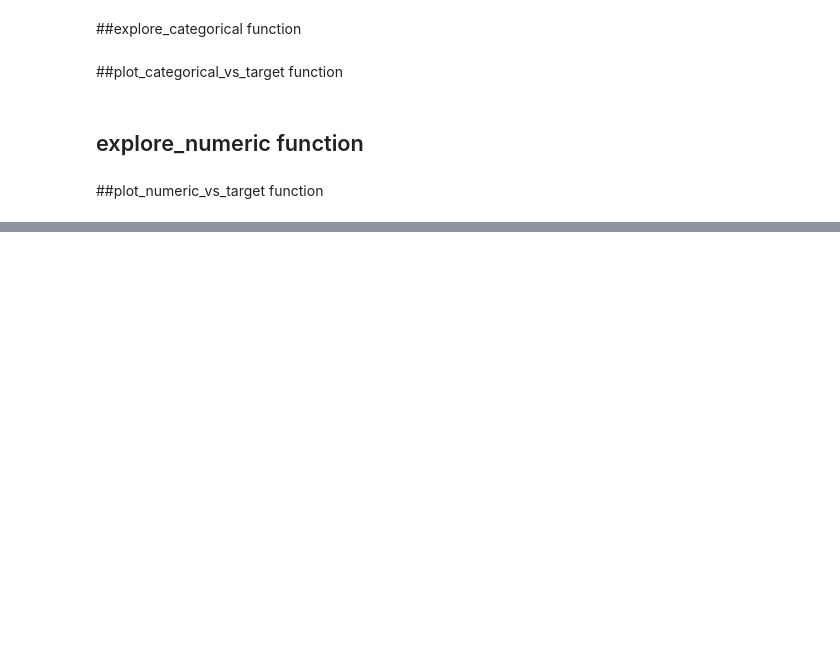
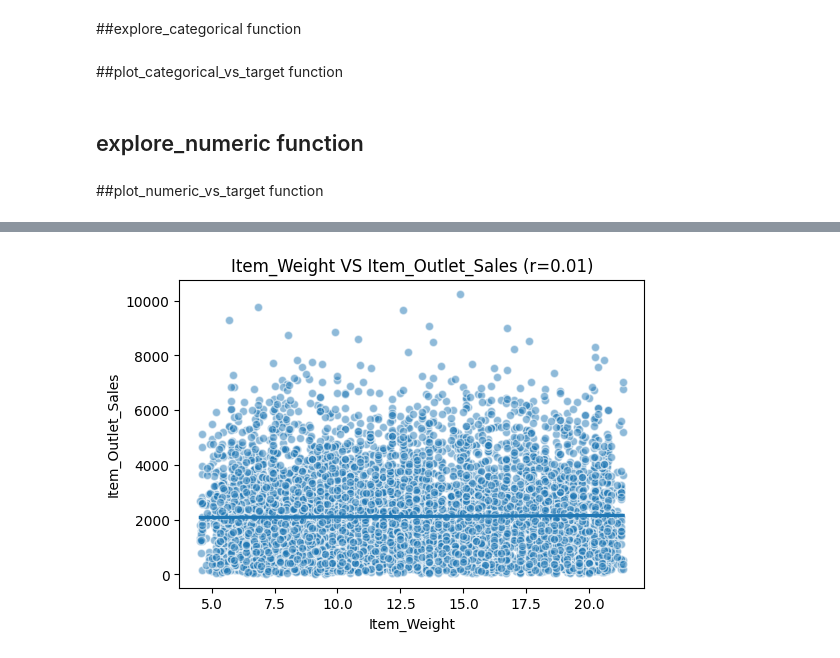
Before and after one commit to eddieZayed/Prediction-of-Product-Sales, a Jupyter notebook: Prediction_of_Product_Sales.ipynb, the cells around one changed output, grey strips where cells are left out. Cells and saved outputs as stored; diff of their text form; code cells hidden in the pictures; blank space fills up the shorter version.

```diff
--- a/Prediction_of_Product_Sales.ipynb
+++ b/Prediction_of_Product_Sales.ipynb
@@ -401,7 +401,7 @@ def plot_numeric_vs_target(df,x,y="Item_Outlet_Sales",figsize=(6,4), **kwargs):
 
   fig,ax = plt.subplots(figsize=figsize)
 
-  scatter_kws = {"ec":"white", "lw":1,"alpha":0.5}
+  scatter_kws = {"ec":"white","alpha":0.5}
   sns.regplot(data=df,x=x,y=y,ax=ax,scatter_kws=scatter_kws,**kwargs)
 
   ax.set_title(f"{x} VS {y} (r={r})")
@@ -427,0 +436,4 @@ dtype: int64
+# %%
+plot_numeric_vs_target(df,'Item_Weight');
+# %% [output]
+[figure, added]
```
Also changed, not shown: parts of 51 cells of this notebook.
